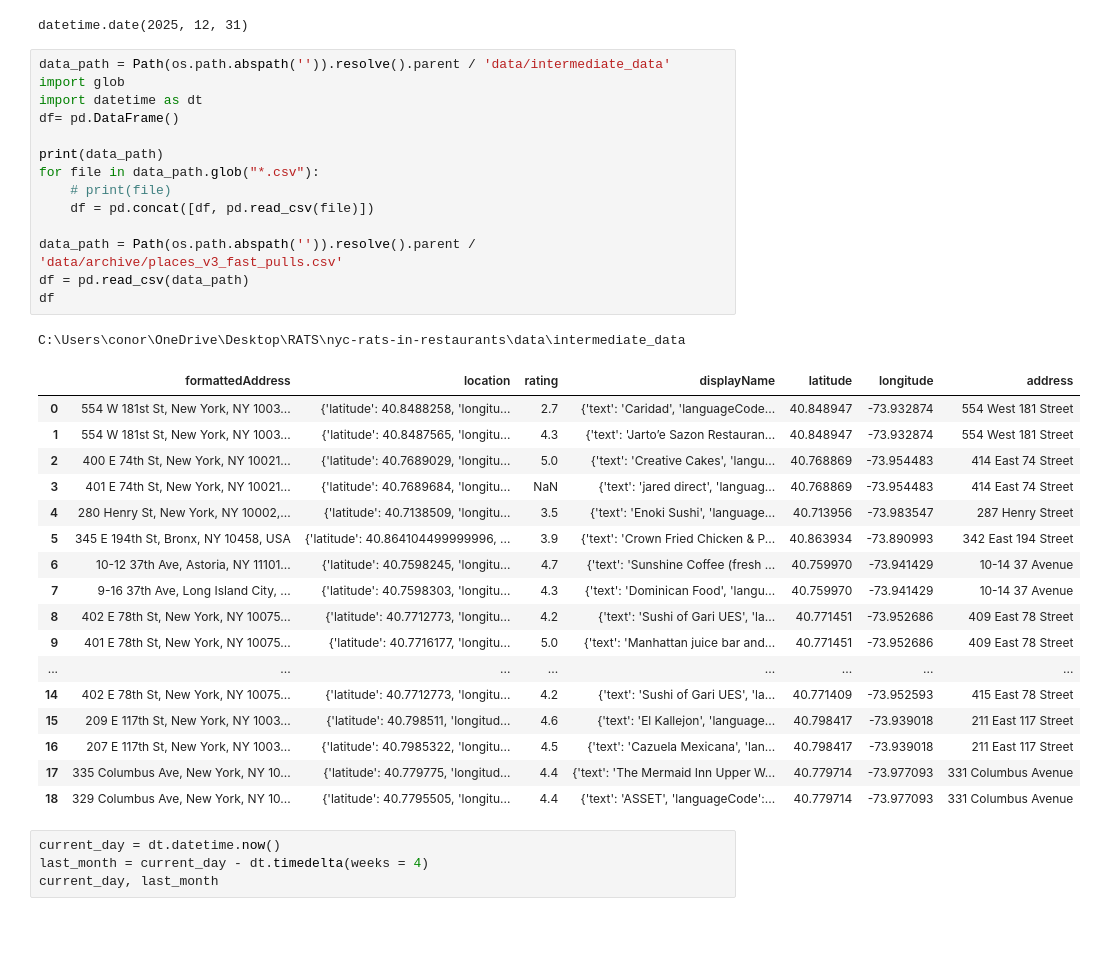
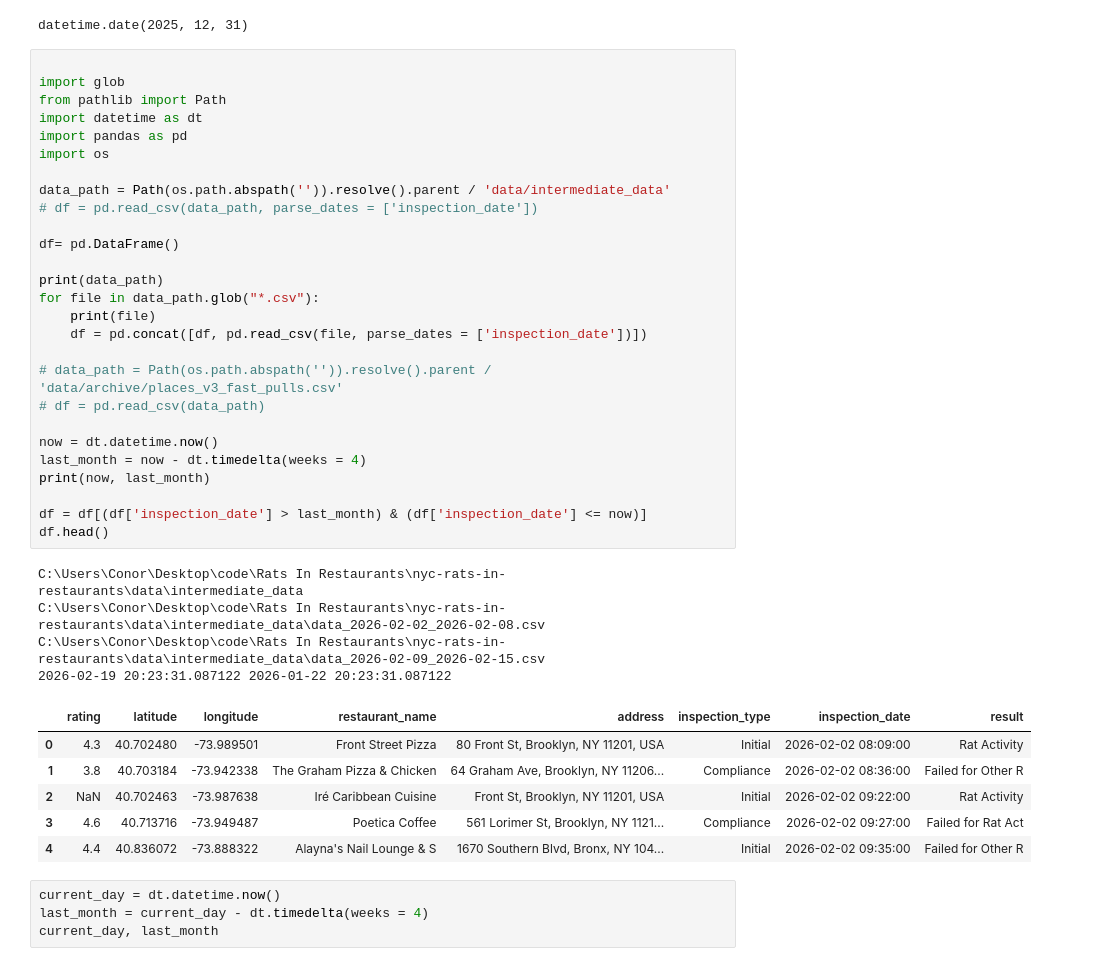
Before and after one commit to conor7276/nyc-rats-in-restaurants, a Jupyter notebook: scripts/data_exploration.ipynb, the cells around one changed output. Cells and saved outputs as stored; diff of their text form; blank space fills up the shorter version.

Commit message:
Moved old data to archive, pulled new formatted data, created final agg script that limits the number of data to be visualized (subject to change)

```diff
--- a/scripts/data_exploration.ipynb
+++ b/scripts/data_exploration.ipynb
@@ -399,38 +399,43 @@ date.today()
 # %% [output]
 datetime.date(2025, 12, 31)
 # %%
+
+import glob
+from pathlib import Path
+import datetime as dt
+import pandas as pd
+import os
+
 data_path = Path(os.path.abspath('')).resolve().parent / 'data/intermediate_data'
-import glob
-import datetime as dt
+# df = pd.read_csv(data_path, parse_dates = ['inspection_date'])
+
 df= pd.DataFrame()
 
 print(data_path)
 for file in data_path.glob("*.csv"):
-    # print(file)
-    df = pd.concat([df, pd.read_csv(file)])
+    print(file)
+    df = pd.concat([df, pd.read_csv(file, parse_dates = ['inspection_date'])])
 
-data_path = Path(os.path.abspath('')).resolve().parent / 'data/archive/places_v3_fast_pulls.csv'
-df = pd.read_csv(data_path)
-df
+# data_path = Path(os.path.abspath('')).resolve().parent / 'data/archive/places_v3_fast_pulls.csv'
+# df = pd.read_csv(data_path)
+
+now = dt.datetime.now()
+last_month = now - dt.timedelta(weeks = 4)
+print(now, last_month)
+
+df = df[(df['inspection_date'] > last_month) & (df['inspection_date'] <= now)]
+df.head()
 # %% [output]
-C:\Users\conor\OneDrive\Desktop\RATS\nyc-rats-in-restaurants\data\intermediate_data
+C:\Users\Conor\Desktop\code\Rats In Restaurants\nyc-rats-in-restaurants\data\intermediate_data
+C:\Users\Conor\Desktop\code\Rats In Restaurants\nyc-rats-in-restaurants\data\intermediate_data\data_2026-02-02_2026-02-08.csv
+C:\Users\Conor\Desktop\code\Rats In Restaurants\nyc-rats-in-restaurants\data\intermediate_data\data_2026-02-09_2026-02-15.csv
+2026-02-19 20:23:31.087122 2026-01-22 20:23:31.087122
-|  | formattedAddress | location | rating | displayName | latitude | longitude | address |
-| 0 | 554 W 181st St, New York, NY 1003... | {'latitude': 40.8488258, 'longitu... | 2.7 | {'text': 'Caridad', 'languageCode... | 40.848947 | -73.932874 | 554 West 181 Street |
-| 1 | 554 W 181st St, New York, NY 1003... | {'latitude': 40.8487565, 'longitu... | 4.3 | {'text': 'Jarto’e Sazon Restauran... | 40.848947 | -73.932874 | 554 West 181 Street |
-| 2 | 400 E 74th St, New York, NY 10021... | {'latitude': 40.7689029, 'longitu... | 5.0 | {'text': 'Creative Cakes', 'langu... | 40.768869 | -73.954483 | 414 East 74 Street |
-| 3 | 401 E 74th St, New York, NY 10021... | {'latitude': 40.7689684, 'longitu... | NaN | {'text': 'jared direct', 'languag... | 40.768869 | -73.954483 | 414 East 74 Street |
-| 4 | 280 Henry St, New York, NY 10002,... | {'latitude': 40.7138509, 'longitu... | 3.5 | {'text': 'Enoki Sushi', 'language... | 40.713956 | -73.983547 | 287 Henry Street |
-| 5 | 345 E 194th St, Bronx, NY 10458, USA | {'latitude': 40.864104499999996, ... | 3.9 | {'text': 'Crown Fried Chicken & P... | 40.863934 | -73.890993 | 342 East 194 Street |
-| 6 | 10-12 37th Ave, Astoria, NY 11101... | {'latitude': 40.7598245, 'longitu... | 4.7 | {'text': 'Sunshine Coffee (fresh ... | 40.759970 | -73.941429 | 10-14 37 Avenue |
-| 7 | 9-16 37th Ave, Long Island City, ... | {'latitude': 40.7598303, 'longitu... | 4.3 | {'text': 'Dominican Food', 'langu... | 40.759970 | -73.941429 | 10-14 37 Avenue |
-| 8 | 402 E 78th St, New York, NY 10075... | {'latitude': 40.7712773, 'longitu... | 4.2 | {'text': 'Sushi of Gari UES', 'la... | 40.771451 | -73.952686 | 409 East 78 Street |
-| 9 | 401 E 78th St, New York, NY 10075... | {'latitude': 40.7716177, 'longitu... | 5.0 | {'text': 'Manhattan juice bar and... | 40.771451 | -73.952686 | 409 East 78 Street |
-| ... | ... | ... | ... | ... | ... | ... | ... |
-| 14 | 402 E 78th St, New York, NY 10075... | {'latitude': 40.7712773, 'longitu... | 4.2 | {'text': 'Sushi of Gari UES', 'la... | 40.771409 | -73.952593 | 415 East 78 Street |
-| 15 | 209 E 117th St, New York, NY 1003... | {'latitude': 40.798511, 'longitud... | 4.6 | {'text': 'El Kallejon', 'language... | 40.798417 | -73.939018 | 211 East 117 Street |
-| 16 | 207 E 117th St, New York, NY 1003... | {'latitude': 40.7985322, 'longitu... | 4.5 | {'text': 'Cazuela Mexicana', 'lan... | 40.798417 | -73.939018 | 211 East 117 Street |
-| 17 | 335 Columbus Ave, New York, NY 10... | {'latitude': 40.779775, 'longitud... | 4.4 | {'text': 'The Mermaid Inn Upper W... | 40.779714 | -73.977093 | 331 Columbus Avenue |
-| 18 | 329 Columbus Ave, New York, NY 10... | {'latitude': 40.7795505, 'longitu... | 4.4 | {'text': 'ASSET', 'languageCode':... | 40.779714 | -73.977093 | 331 Columbus Avenue |
+|  | rating | latitude | longitude | restaurant_name | address | inspection_type | inspection_date | result |
+| 0 | 4.3 | 40.702480 | -73.989501 | Front Street Pizza | 80 Front St, Brooklyn, NY 11201, USA | Initial | 2026-02-02 08:09:00 | Rat Activity |
+| 1 | 3.8 | 40.703184 | -73.942338 | The Graham Pizza & Chicken | 64 Graham Ave, Brooklyn, NY 11206... | Compliance | 2026-02-02 08:36:00 | Failed for Other R |
+| 2 | NaN | 40.702463 | -73.987638 | Iré Caribbean Cuisine | Front St, Brooklyn, NY 11201, USA | Initial | 2026-02-02 09:22:00 | Rat Activity |
+| 3 | 4.6 | 40.713716 | -73.949487 | Poetica Coffee | 561 Lorimer St, Brooklyn, NY 1121... | Compliance | 2026-02-02 09:27:00 | Failed for Rat Act |
+| 4 | 4.4 | 40.836072 | -73.888322 | Alayna's Nail Lounge & S | 1670 Southern Blvd, Bronx, NY 104... | Initial | 2026-02-02 09:35:00 | Failed for Other R |
 # %%
 current_day = dt.datetime.now()
 last_month = current_day - dt.timedelta(weeks = 4)
```
Also changed, not shown: 14 other files.
